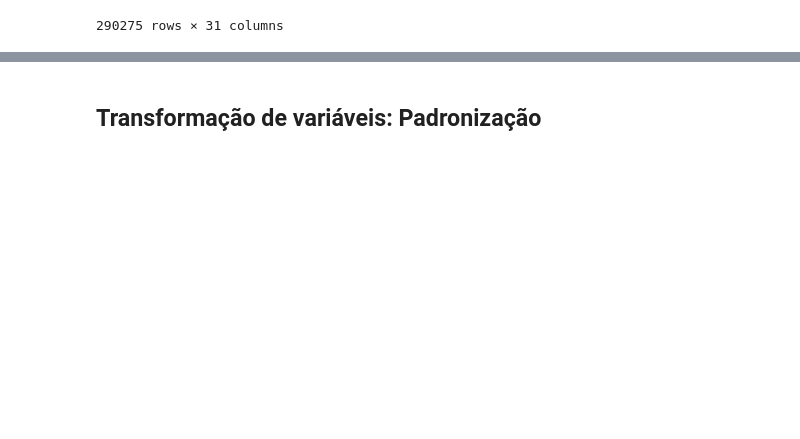
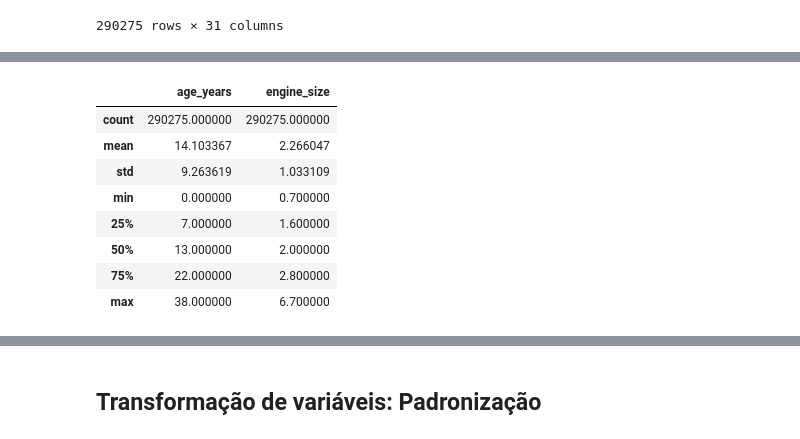
Before and after one commit to VicenteJFonseca/previs-o_pre-o_carros, a Jupyter notebook: previsão_preços_carros.ipynb, the cells around one changed output, grey strips where cells are left out. Drawn from its saved outputs; the diff is of its cells as text; code cells hidden in the pictures; blank space fills up the shorter version.

```diff
--- a/previsão_preços_carros.ipynb
+++ b/previsão_preços_carros.ipynb
@@ -260,0 +249,12 @@ avg_price
+# %%
+avg_price[["age_years", "engine_size"]].describe()
+# %% [output]
+|  | age_years | engine_size |
+| count | 290275.000000 | 290275.000000 |
+| mean | 14.103367 | 2.266047 |
+| std | 9.263619 | 1.033109 |
+| min | 0.000000 | 0.700000 |
+| 25% | 7.000000 | 1.600000 |
+| 50% | 13.000000 | 2.000000 |
+| 75% | 22.000000 | 2.800000 |
+| max | 38.000000 | 6.700000 |
```
Also changed, not shown: parts of 24 cells of this notebook.
